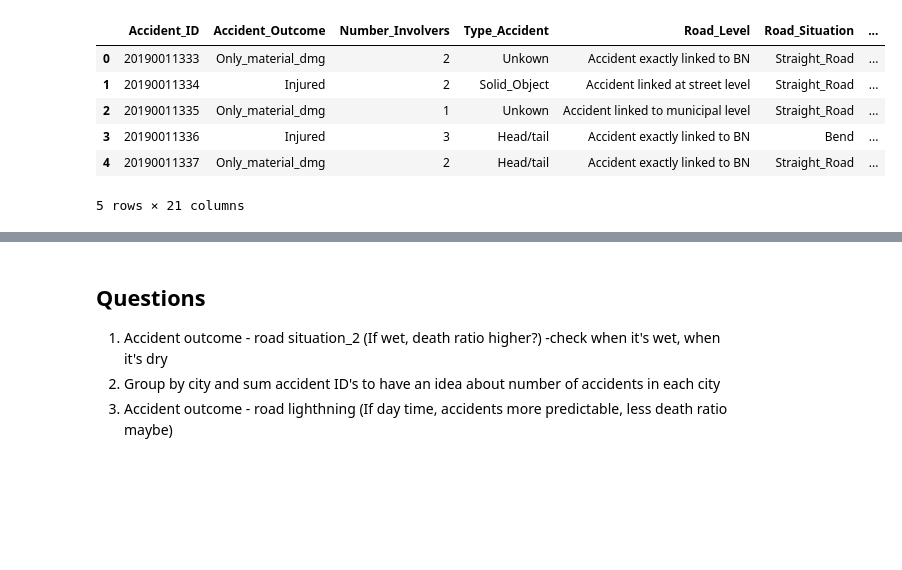
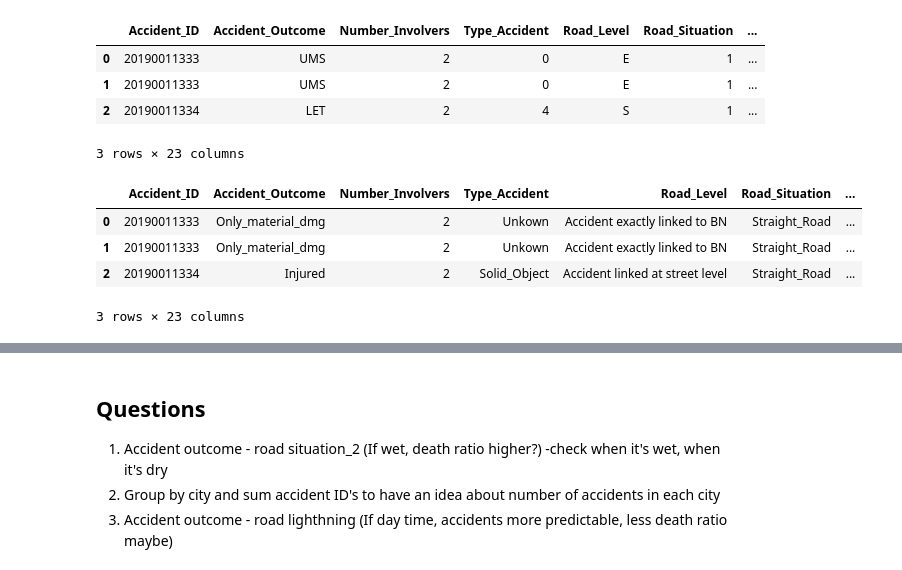
Before and after one commit to gorkemguneser/Amsterdam-Transportation-Project, a Jupyter notebook: AccidentsDataset.ipynb, the cells around one changed output, grey strips where cells are left out. Drawn from its saved outputs; the diff is of its cells as text; code cells hidden in the pictures; blank space fills up the shorter version.

```diff
--- a/AccidentsDataset.ipynb
+++ b/AccidentsDataset.ipynb
@@ -25,3 +25,4 @@ from matplotlib import pyplot as plt
 df_accidents = pd.read_csv('data/accidents.txt', sep=',', error_bad_lines=False, index_col=False, encoding= 'unicode_escape',dtype='unicode')
 df_coordinates = pd.read_csv('data/puntlocaties.txt', sep=',', error_bad_lines=False, index_col=False, encoding= 'unicode_escape',dtype='unicode')
 df_objects = pd.read_csv('data/objecttypes.txt', sep=',', error_bad_lines=False, index_col=False, encoding= 'unicode_escape',dtype='unicode')
+df_parties = pd.read_csv('data/parties.txt', sep=',', error_bad_lines=False, index_col=False, encoding= 'unicode_escape',dtype='unicode')
@@ -37,0 +29,17 @@ df_coordinates.head()
+# %%
+#                                       MERGING DATAFRAMES
+## 1) ACCIDENT DF AND COORDINATES DF
+
+acc_coor_df = pd.merge(left=df_accidents, right=df_coordinates, left_on='FK_VELD5',
+                  right_on='FK_VELD5', how='left')
+
+## 2) PARTIES DF AND OBJECTS DF
+
+prt_obj_df = pd.merge(left=df_parties, right=df_objects,on="OTE_ID")
+
+## PARTIES+OBJECTS DF AND ACCIDENT+COORDINATES DF
+
+big_df_categorized = pd.merge(left=acc_coor_df, right=prt_obj_df, left_on='VKL_NUMMER',
+                 right_on='VKL_NUMMER', how='left')
+
+big_df_categorized.head(3)
@@ -77,29 +78,45 @@ big_df.head()
+# %%
+big_df_categorized.head(3)
+# %% [output]
+|  | Accident_ID | Accident_Outcome | Number_Involvers | Type_Accident | Road_Level | Road_Situation | ... |
+| 0 | 20190011333 | UMS | 2 | 0 | E | 1 | ... |
+| 1 | 20190011333 | UMS | 2 | 0 | E | 1 | ... |
+| 2 | 20190011334 | LET | 2 | 4 | S | 1 | ... |
+3 rows × 23 columns
 # %%
-# CONVERTING CATEGORIZED DATA INTO ITS' REFERENCES
+#                       CONVERTING CATEGORIZED DATA INTO ITS' REFERENCES
 
-big_df["Accident_Outcome"].replace({"UMS":"Only_material_dmg","LET":"Injured","DOD":"Deadly"}, inplace=True)
+big_df = big_df_categorized.copy()
 
-big_df["Type_Accident"].replace({"0": "Unkown", "1": "Pedestrian","2":"Parked_Vehicle","3":"Animal","4":"Solid_Object",
-                   "5":"Loose_Object","6":"Frontal","7":"Flank","8":"Head/tail","9":"One-sided"}, inplace=True)
+big_df["Accident_Outcome"].replace({"UMS":"Only_material_dmg","LET":"Injured","DOD":"Deadly"},
+                                   inplace=True)
 
-big_df["Road_Level"].replace({"E": "Accident exactly linked to BN", "K": "Accident linked at intersection level",
-                        "S":"Accident linked at street level","G":"Accident linked to municipal level"}, inplace=True)
+big_df["Type_Accident"].replace({"0": "Unkown", "1": "Pedestrian","2":"Parked_Vehicle",
+                                 "3":"Animal","4":"Solid_Object","5":"Loose_Object","6":"Frontal",
+                                 "7":"Flank","8":"Head/tail","9":"One-sided"}, inplace=True)
 
-big_df["Road_Situation"].replace({"1": "Straight_Road", "2":"Bend","3":"Roundabout","4":"Crossroads_3_branches",
-                              "5":"Crossroad_4_branches"}, inplace=True)
+big_df["Road_Level"].replace({"E": "Accident exactly linked to BN",
+                              "K": "Accident linked at intersection level",
+                              "S":"Accident linked at street level",
+                              "G":"Accident linked to municipal level"}, inplace=True)
 
-big_df["Road_Surface"].replace({"1": "Dry", "2": "Wet","3":"Snow"}, inplace=True)
+big_df["Road_Situation"].replace({"1": "Straight_Road", "2":"Bend","3":"Roundabout",
+                                 "4":"Crossroads_3_branches","5":"Crossroad_4_branches"},
+                                 inplace=True)
 
-big_df["Road_Situation_2"].replace({"D":"Dry","R":"Rain","M":"Mist","S":"Snow","H":"Strong_Wind","O":"Unkown"}, inplace=True)
+big_df["Road_Surface"].replace({"1": "Dry", "2": "Wet","3":"Snow"},
+                               inplace=True)
 
-big_df["Lightning_Conditions_Accident"].replace({"1": "Daylight", "2": "Darkness","3":"Dusk"}, inplace=True)
+big_df["Road_Situation_2"].replace({"D":"Dry","R":"Rain","M":"Mist","S":"Snow",
+                                "H":"Strong_Wind","O":"Unkown"}, inplace=True)
 
-big_df.head()
+big_df["Lightning_Conditions_Accident"].replace({"1": "Daylight", "2": "Darkness","3":"Dusk"},
+                                inplace=True)
+
+big_df.head(3)
 # %% [output]
 |  | Accident_ID | Accident_Outcome | Number_Involvers | Type_Accident | Road_Level | Road_Situation | ... |
 | 0 | 20190011333 | Only_material_dmg | 2 | Unkown | Accident exactly linked to BN | Straight_Road | ... |
-| 1 | 20190011334 | Injured | 2 | Solid_Object | Accident linked at street level | Straight_Road | ... |
-| 2 | 20190011335 | Only_material_dmg | 1 | Unkown | Accident linked to municipal level | Straight_Road | ... |
-| 3 | 20190011336 | Injured | 3 | Head/tail | Accident exactly linked to BN | Bend | ... |
-| 4 | 20190011337 | Only_material_dmg | 2 | Head/tail | Accident exactly linked to BN | Straight_Road | ... |
+| 1 | 20190011333 | Only_material_dmg | 2 | Unkown | Accident exactly linked to BN | Straight_Road | ... |
+| 2 | 20190011334 | Injured | 2 | Solid_Object | Accident linked at street level | Straight_Road | ... |
-5 rows × 21 columns
+3 rows × 23 columns
```
Also changed, not shown: parts of 17 cells of this notebook.
